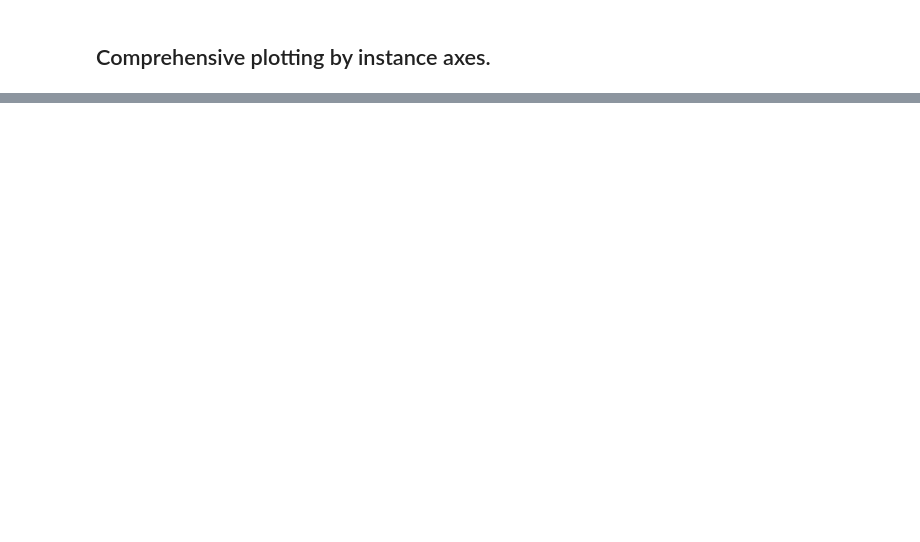
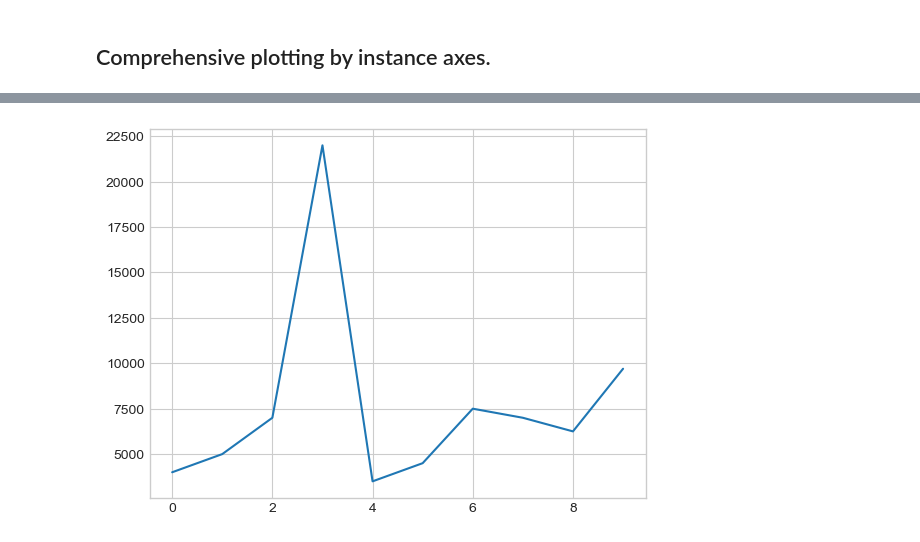
Before and after one commit to mlcodr/Ongoing-ML, a Jupyter notebook: Matplotlib_Here/mat_3.ipynb, the cells around one changed output, grey strips where cells are left out. Cells and saved outputs as stored; diff of their text form; code cells hidden in the pictures; blank space fills up the shorter version.

```diff
--- a/Matplotlib_Here/mat_3.ipynb
+++ b/Matplotlib_Here/mat_3.ipynb
@@ -244,0 +338,7 @@ ax.legend(*scatter.legend_elements(),
+# %%
+# Change the style of our future plots
+plt.style.use("seaborn-v0_8-whitegrid")
+# %%
+car_sales['Price'].plot();
+# %% [output]
+[figure, added]
```
Also changed, not shown: parts of 32 cells of this notebook, 1 other file.
